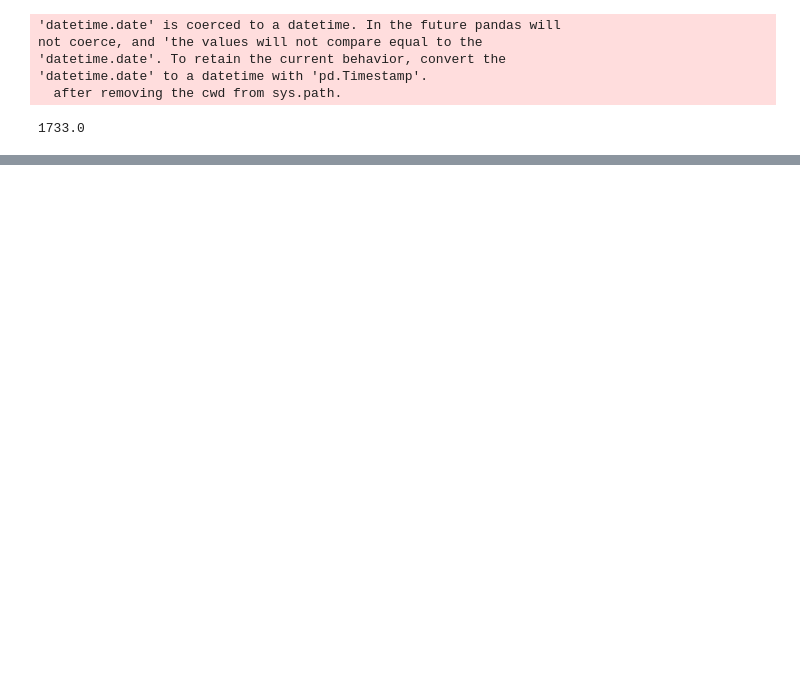
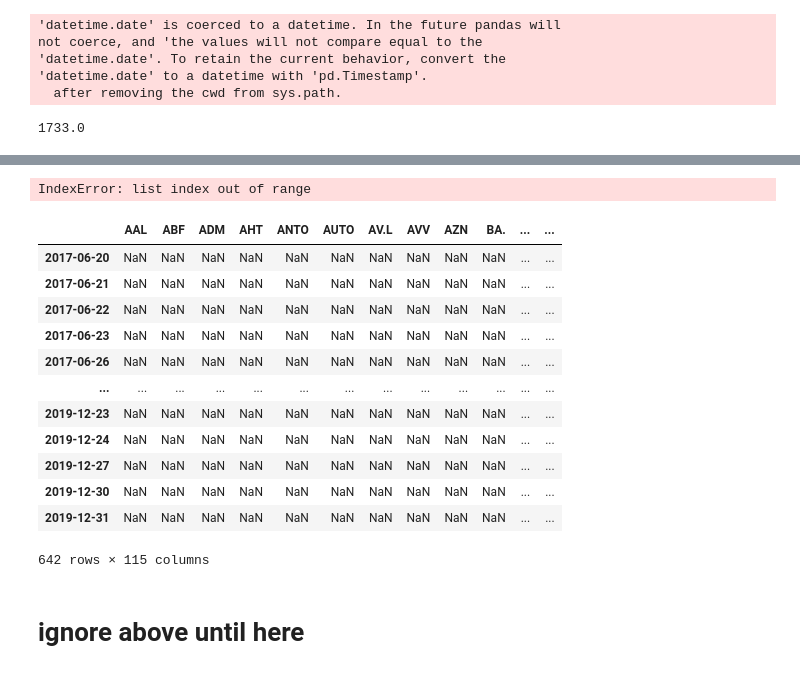
Before and after one commit to wmow/bloombergMDM, a Jupyter notebook: getIndexDivisor.ipynb, the cells around one changed output, grey strips where cells are left out. Drawn from its saved outputs; the diff is of its cells as text; code cells hidden in the pictures; blank space fills up the shorter version.

```diff
--- a/getIndexDivisor.ipynb
+++ b/getIndexDivisor.ipynb
@@ -8,8 +9,10 @@ warnings.simplefilter(action='ignore', category=FutureWarning)
 # %%
-freeFloats = pd.read_csv(r'extraCompanyDataFinal/freeFloatPercFinal.csv')
-sharesOutstanding = pd.read_csv(r'extraCompanyDataFinal/outstandingSharesFinal.csv')
+freeFloats = pd.read_csv(r'extraCompanyDataFinal/freeFloatBuffered.csv')
+sharesOutstanding = pd.read_csv(r'extraCompanyDataFinal/outSharesBuffered.csv')
 
 FTSE = pd.read_csv(r'FTSE17-20.csv')
 FTSE['Date'] = pd.to_datetime(FTSE['Date'])
-
+FTSE=FTSE[FTSE['Date'] > datetime.strptime('Jun 18, 2017', '%b %d, %Y').date()]
+FTSE=FTSE[FTSE['Date'] < datetime.strptime('Jan 01, 2020', '%b %d, %Y').date()]
 FTSEStocksEachQuarter = pd.read_csv(r'FTSEStocksEachQuarter.csv')
+FTSE
@@ -124,0 +305,27 @@ not coerce, and 'the values will not compare equal to the
+# %%
+test = stockPrice[(stockPrice['Date'] < quarterCutOffDates[10]) & (stockPrice['Date'] > quarterCutOffDates[11])][['Close', 'Date']]
+test2 = stockPrice[(stockPrice['Date'] < quarterCutOffDates[9]) & (stockPrice['Date'] > quarterCutOffDates[10])][['Close', 'Date']]
+
+pd.concat([test, test2])
+# %% [output]
+IndexError: list index out of range
+# %%
+stockWeightsDailyDF = pd.DataFrame(columns=freeFloats.columns, index = FTSE.Date.values)
+stockWeightsDailyDF.drop(columns = ['Unnamed: 0','Unnamed: 0.1'], inplace= True)
+stockWeightsDailyDF
+# %% [output]
+|  | AAL | ABF | ADM | AHT | ANTO | AUTO | AV.L | AVV | AZN | BA. | ... | ... |
+| 2017-06-20 | NaN | NaN | NaN | NaN | NaN | NaN | NaN | NaN | NaN | NaN | ... | ... |
+| 2017-06-21 | NaN | NaN | NaN | NaN | NaN | NaN | NaN | NaN | NaN | NaN | ... | ... |
+| 2017-06-22 | NaN | NaN | NaN | NaN | NaN | NaN | NaN | NaN | NaN | NaN | ... | ... |
+| 2017-06-23 | NaN | NaN | NaN | NaN | NaN | NaN | NaN | NaN | NaN | NaN | ... | ... |
+| 2017-06-26 | NaN | NaN | NaN | NaN | NaN | NaN | NaN | NaN | NaN | NaN | ... | ... |
+| ... | ... | ... | ... | ... | ... | ... | ... | ... | ... | ... | ... | ... |
+| 2019-12-23 | NaN | NaN | NaN | NaN | NaN | NaN | NaN | NaN | NaN | NaN | ... | ... |
+| 2019-12-24 | NaN | NaN | NaN | NaN | NaN | NaN | NaN | NaN | NaN | NaN | ... | ... |
+| 2019-12-27 | NaN | NaN | NaN | NaN | NaN | NaN | NaN | NaN | NaN | NaN | ... | ... |
+| 2019-12-30 | NaN | NaN | NaN | NaN | NaN | NaN | NaN | NaN | NaN | NaN | ... | ... |
+| 2019-12-31 | NaN | NaN | NaN | NaN | NaN | NaN | NaN | NaN | NaN | NaN | ... | ... |
+642 rows × 115 columns
+# %% [markdown]
+# ignore above until here
```
Also changed, not shown: parts of 22 cells of this notebook, 5 other files.
